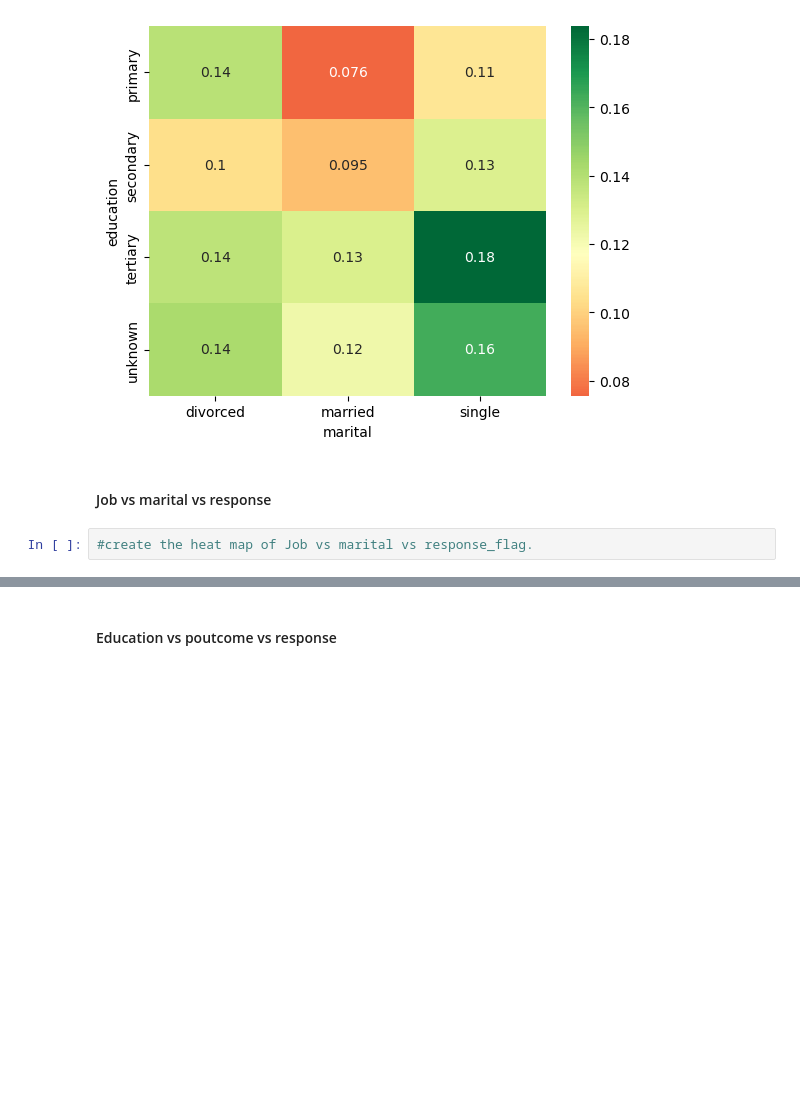
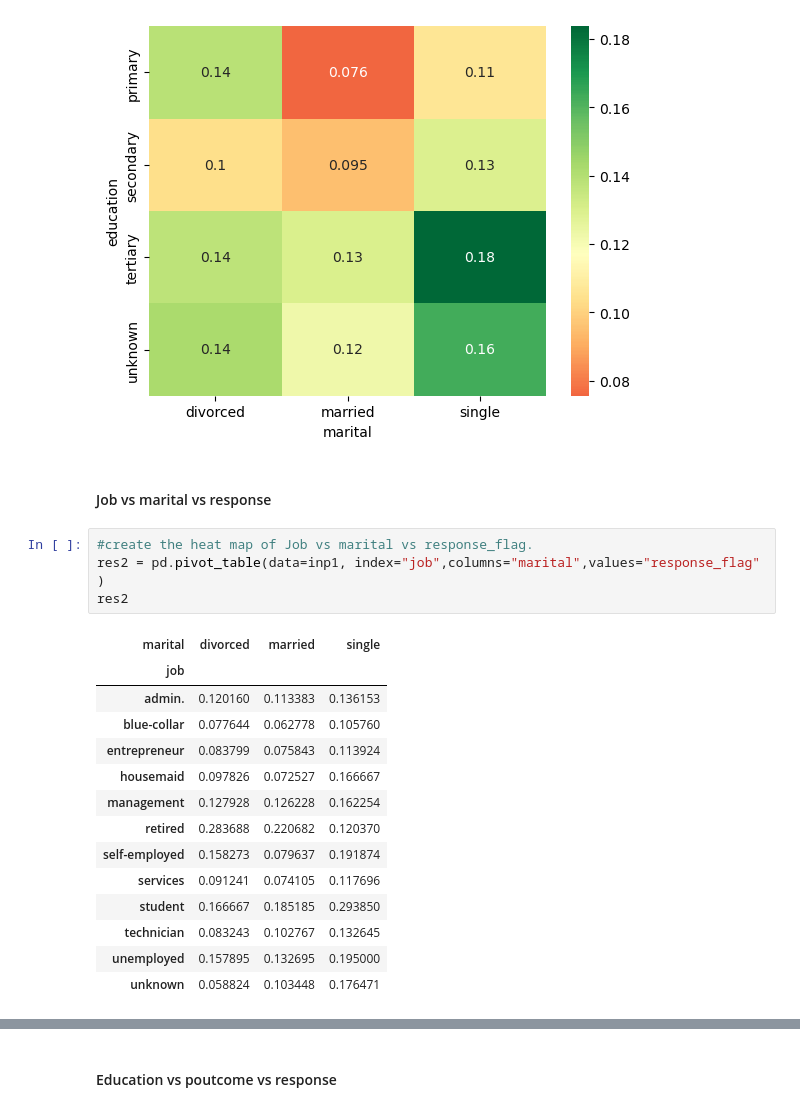
Before and after one commit to Milan1508/EDA-Upgrad-practise, a Jupyter notebook: Bank+Marketing+Campaign_EDA-blank+notebook.ipynb, the cells around one changed output, grey strips where cells are left out. Drawn from its saved outputs; the diff is of its cells as text; blank space fills up the shorter version.

```diff
--- a/Bank+Marketing+Campaign_EDA-blank+notebook.ipynb
+++ b/Bank+Marketing+Campaign_EDA-blank+notebook.ipynb
@@ -898,3 +898,20 @@ plt.show()
 #### Job vs marital vs response
 # %%
 #create the heat map of Job vs marital vs response_flag.
+res2 = pd.pivot_table(data=inp1, index="job",columns="marital",values="response_flag" )
+res2
+# %% [output]
+| marital | divorced | married | single |
+| job |  |  |  |
+| admin. | 0.120160 | 0.113383 | 0.136153 |
+| blue-collar | 0.077644 | 0.062778 | 0.105760 |
+| entrepreneur | 0.083799 | 0.075843 | 0.113924 |
+| housemaid | 0.097826 | 0.072527 | 0.166667 |
+| management | 0.127928 | 0.126228 | 0.162254 |
+| retired | 0.283688 | 0.220682 | 0.120370 |
+| self-employed | 0.158273 | 0.079637 | 0.191874 |
+| services | 0.091241 | 0.074105 | 0.117696 |
+| student | 0.166667 | 0.185185 | 0.293850 |
+| technician | 0.083243 | 0.102767 | 0.132645 |
+| unemployed | 0.157895 | 0.132695 | 0.195000 |
+| unknown | 0.058824 | 0.103448 | 0.176471 |
```
Also changed, not shown: parts of 4 cells of this notebook.
